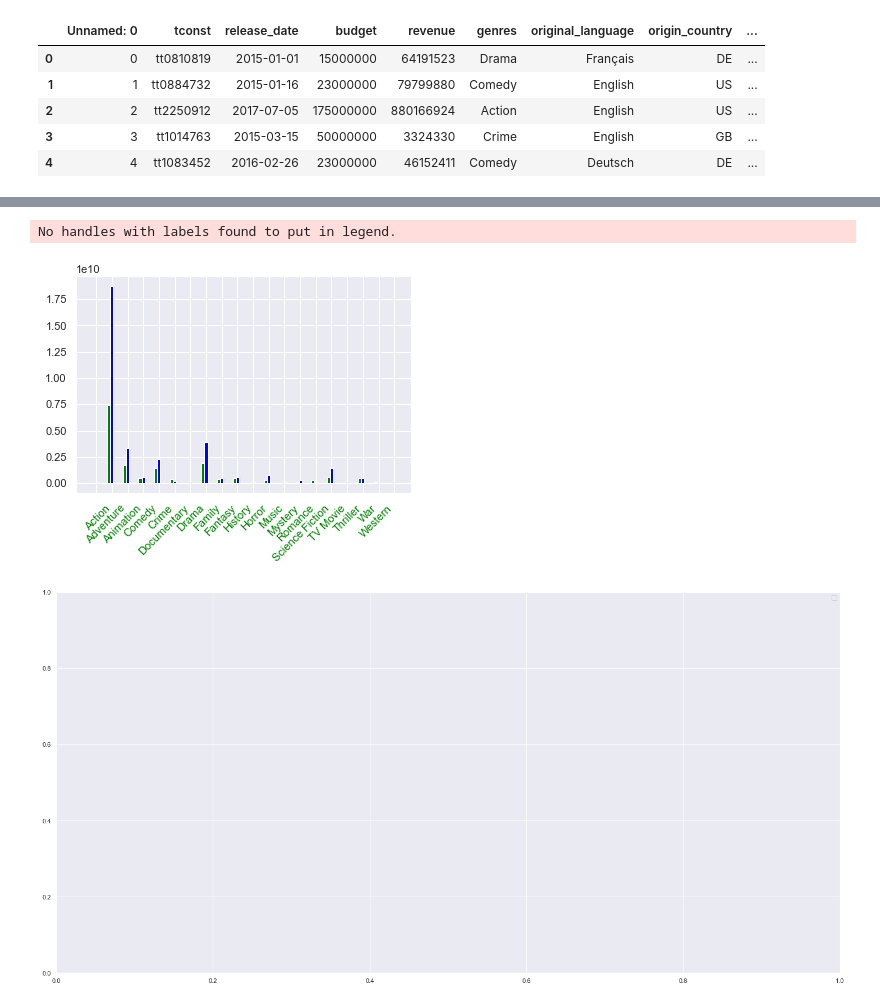
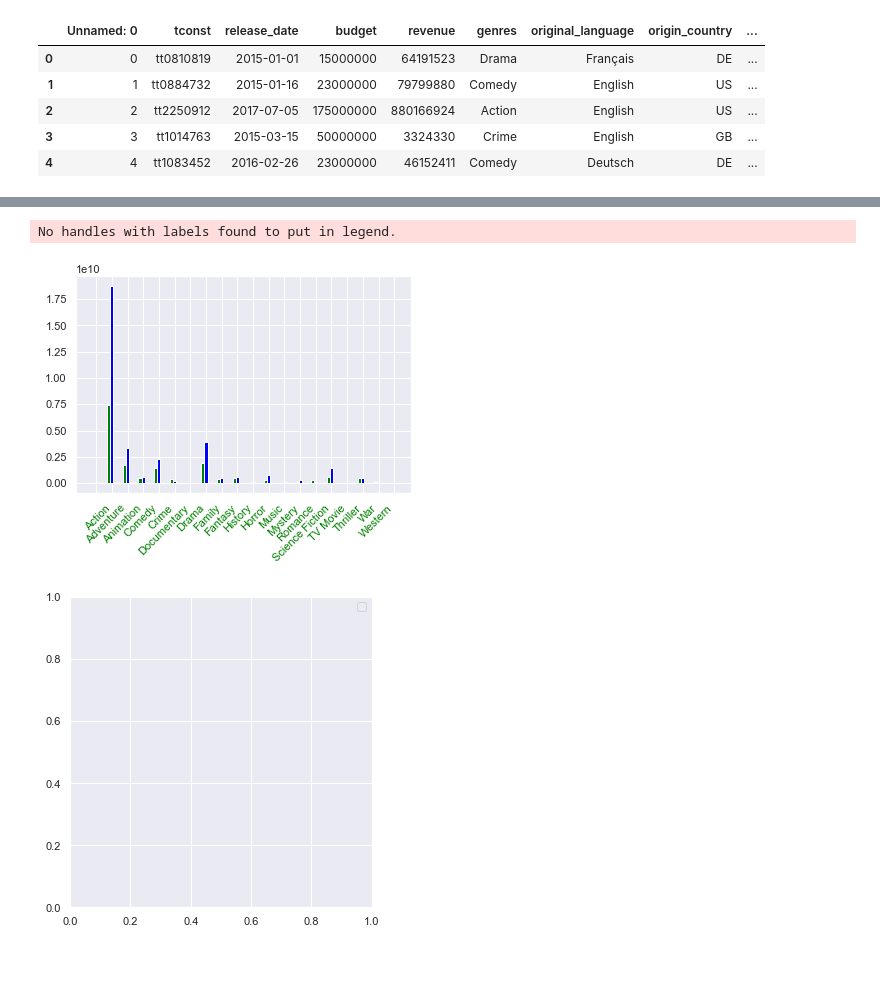
Before and after one commit to cassfolk/UCI-Project-1-Group-3, a Jupyter notebook: Data - database, pulling, and cleaning/movie_analysis_charts.ipynb, the cells around one changed output, grey strips where cells are left out. Saved outputs shown, nothing was run; the diff lists cells and outputs as text; code cells hidden in the pictures; blank space fills up the shorter version.

```diff
--- a/Data - database, pulling, and cleaning/movie_analysis_charts.ipynb
+++ b/Data - database, pulling, and cleaning/movie_analysis_charts.ipynb
@@ -76,33 +76,31 @@ plt.show()
 # %%
 
 sns.set()
 
 
 sales_data = movie_temp_df1.groupby('genres')[['budget', 'Profit']].sum()
 
 index = np.arange(20)
 bar_width = 0.2
 
 r1 = plt1.bar(index, sales_data['budget'],
        bar_width, color = 'green', label = 'Budget')
 
 r2 = plt1.bar(index + bar_width, sales_data['Profit'],
        bar_width, color = 'blue', label = 'Profit')
 
 plt1.xticks(index + bar_width, sales_data.index,
       color = 'green',rotation = 45, horizontalalignment = 'right')
 
-plt1.figure( figsize=(20,10))
-
 plt1.legend()
 plt1.tight_layout()
 plt1.show()
 
 # End -Stop  ABrar 10/26/2020 -
 # %% [output]
 No handles with labels found to put in legend.
 [figure]
-[figure, old version]
+[figure, new version]
 # %%
 import pandas as pd
 from matplotlib import pyplot as plt
```
Also changed, not shown: parts of 2 cells of this notebook.
